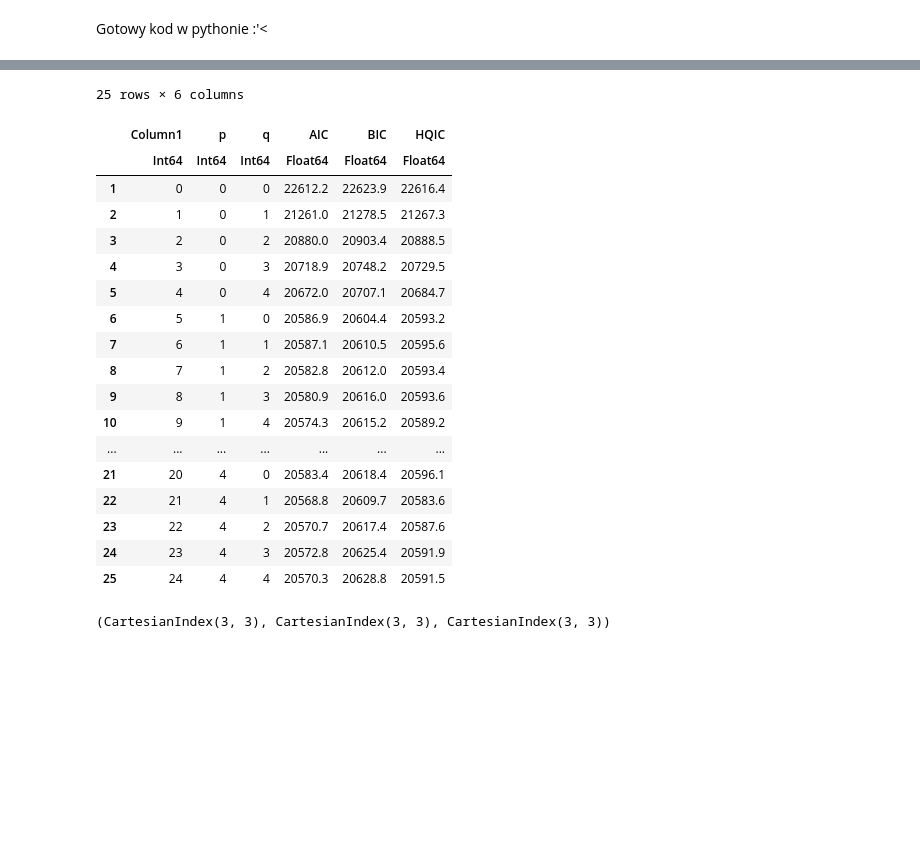
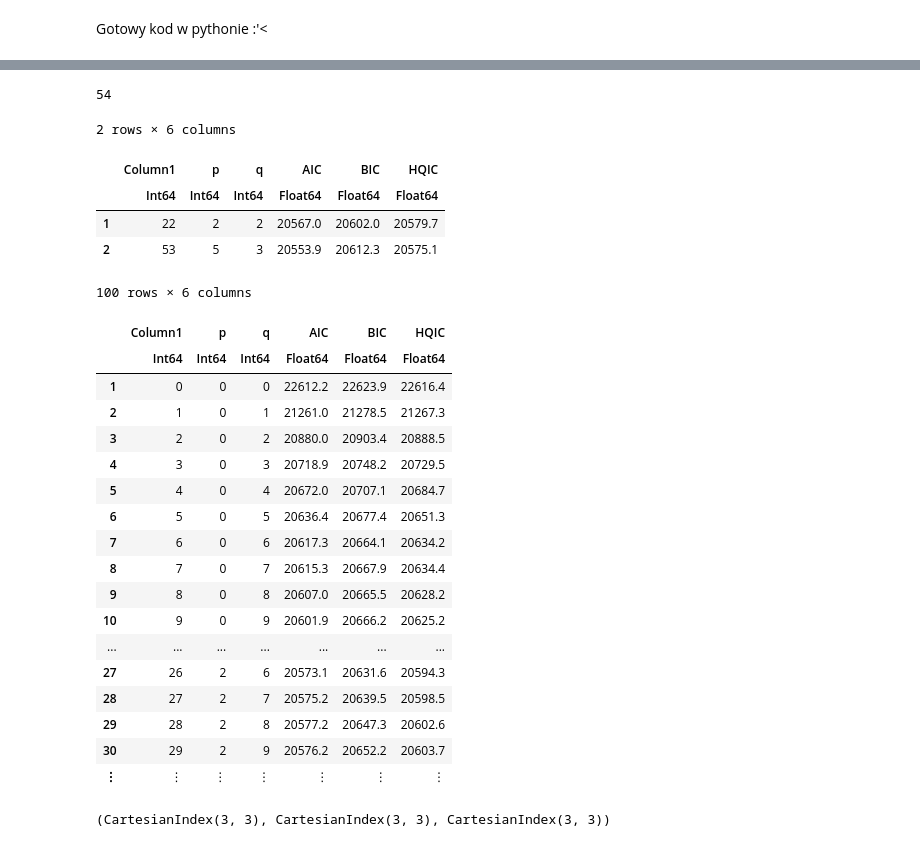
Before and after one commit to KacperBudnik/Kaszcz, a Jupyter notebook: Raport 2/Obliczenia.ipynb, the cells around one changed output, grey strips where cells are left out. Cells and saved outputs as stored; diff of their text form; code cells hidden in the pictures; blank space fills up the shorter version.

```diff
--- a/Raport 2/Obliczenia.ipynb
+++ b/Raport 2/Obliczenia.ipynb
@@ -522,27 +609,39 @@ pq
 # %%
 #X=combine(groupby(file,:Date),:tempm=>mean);
+# %%
+argmin(pq[:,:AIC])
+# %% [output]
+54
 # %%
-pq
+pq[[23,54],:]
 # %% [output]
-25 rows × 6 columns
+2 rows × 6 columns
 |  | Column1 | p | q | AIC | BIC | HQIC |
 |  | Int64 | Int64 | Int64 | Float64 | Float64 | Float64 |
-| 1 | 0 | 0 | 0 | 22612.2 | 22623.9 | 22616.4 |
-| 2 | 1 | 0 | 1 | 21261.0 | 21278.5 | 21267.3 |
-| 3 | 2 | 0 | 2 | 20880.0 | 20903.4 | 20888.5 |
-| 4 | 3 | 0 | 3 | 20718.9 | 20748.2 | 20729.5 |
-| 5 | 4 | 0 | 4 | 20672.0 | 20707.1 | 20684.7 |
-| 6 | 5 | 1 | 0 | 20586.9 | 20604.4 | 20593.2 |
-| 7 | 6 | 1 | 1 | 20587.1 | 20610.5 | 20595.6 |
-| 8 | 7 | 1 | 2 | 20582.8 | 20612.0 | 20593.4 |
-| 9 | 8 | 1 | 3 | 20580.9 | 20616.0 | 20593.6 |
-| 10 | 9 | 1 | 4 | 20574.3 | 20615.2 | 20589.2 |
-| ... | ... | ... | ... | ... | ... | ... |
-| 21 | 20 | 4 | 0 | 20583.4 | 20618.4 | 20596.1 |
-| 22 | 21 | 4 | 1 | 20568.8 | 20609.7 | 20583.6 |
-| 23 | 22 | 4 | 2 | 20570.7 | 20617.4 | 20587.6 |
-| 24 | 23 | 4 | 3 | 20572.8 | 20625.4 | 20591.9 |
-| 25 | 24 | 4 | 4 | 20570.3 | 20628.8 | 20591.5 |
+| 1 | 22 | 2 | 2 | 20567.0 | 20602.0 | 20579.7 |
+| 2 | 53 | 5 | 3 | 20553.9 | 20612.3 | 20575.1 |
+# %%
+sort(pq,[:p])
+# %% [output]
+100 rows × 6 columns
+|  | Column1 | p | q | AIC | BIC | HQIC |
+|  | Int64 | Int64 | Int64 | Float64 | Float64 | Float64 |
+| 1 | 0 | 0 | 0 | 22612.2 | 22623.9 | 22616.4 |
+| 2 | 1 | 0 | 1 | 21261.0 | 21278.5 | 21267.3 |
+| 3 | 2 | 0 | 2 | 20880.0 | 20903.4 | 20888.5 |
+| 4 | 3 | 0 | 3 | 20718.9 | 20748.2 | 20729.5 |
+| 5 | 4 | 0 | 4 | 20672.0 | 20707.1 | 20684.7 |
+| 6 | 5 | 0 | 5 | 20636.4 | 20677.4 | 20651.3 |
+| 7 | 6 | 0 | 6 | 20617.3 | 20664.1 | 20634.2 |
+| 8 | 7 | 0 | 7 | 20615.3 | 20667.9 | 20634.4 |
+| 9 | 8 | 0 | 8 | 20607.0 | 20665.5 | 20628.2 |
+| 10 | 9 | 0 | 9 | 20601.9 | 20666.2 | 20625.2 |
+| ... | ... | ... | ... | ... | ... | ... |
+| 27 | 26 | 2 | 6 | 20573.1 | 20631.6 | 20594.3 |
+| 28 | 27 | 2 | 7 | 20575.2 | 20639.5 | 20598.5 |
+| 29 | 28 | 2 | 8 | 20577.2 | 20647.3 | 20602.6 |
+| 30 | 29 | 2 | 9 | 20576.2 | 20652.2 | 20603.7 |
+| ⋮ | ⋮ | ⋮ | ⋮ | ⋮ | ⋮ | ⋮ |
 # %%
 PQ=zeros(5,5,3);
 # %%
```
Also changed, not shown: parts of 23 cells of this notebook, 6 other files.
